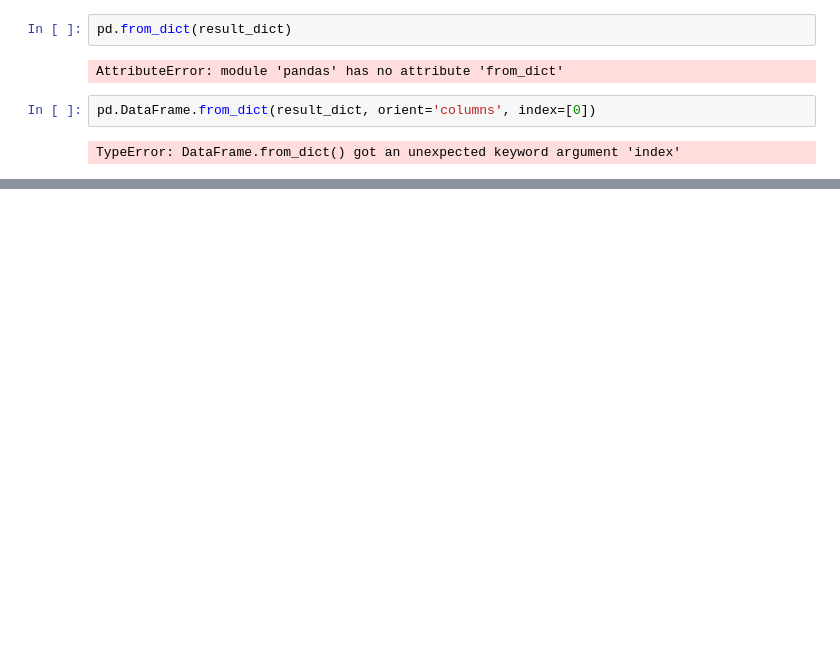
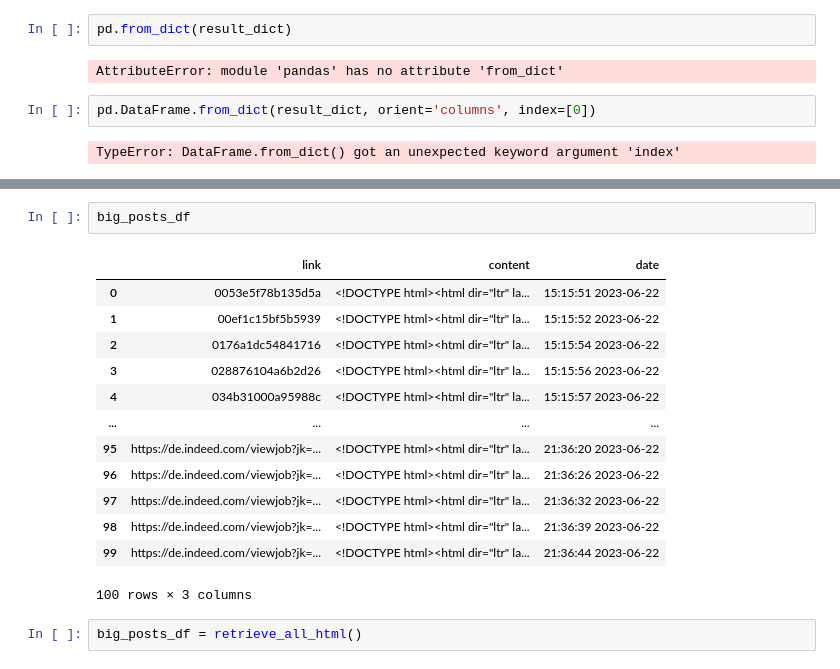
Before and after one commit to damnpav/arbeite_parser, a Jupyter notebook: notebooks/jobs_analysis270623.ipynb, the cells around one changed output, grey strips where cells are left out. Drawn from its saved outputs; the diff is of its cells as text; blank space fills up the shorter version.

```diff
--- a/notebooks/jobs_analysis270623.ipynb
+++ b/notebooks/jobs_analysis270623.ipynb
@@ -528,0 +551,18 @@ pd.DataFrame(result_dict, index=[0])
+# %%
+big_posts_df
+# %% [output]
+|  | link | content | date |
+| 0 | 0053e5f78b135d5a | <!DOCTYPE html><html dir="ltr" la... | 15:15:51 2023-06-22 |
+| 1 | 00ef1c15bf5b5939 | <!DOCTYPE html><html dir="ltr" la... | 15:15:52 2023-06-22 |
+| 2 | 0176a1dc54841716 | <!DOCTYPE html><html dir="ltr" la... | 15:15:54 2023-06-22 |
+| 3 | 028876104a6b2d26 | <!DOCTYPE html><html dir="ltr" la... | 15:15:56 2023-06-22 |
+| 4 | 034b31000a95988c | <!DOCTYPE html><html dir="ltr" la... | 15:15:57 2023-06-22 |
+| ... | ... | ... | ... |
+| 95 | https://de.indeed.com/viewjob?jk=... | <!DOCTYPE html><html dir="ltr" la... | 21:36:20 2023-06-22 |
+| 96 | https://de.indeed.com/viewjob?jk=... | <!DOCTYPE html><html dir="ltr" la... | 21:36:26 2023-06-22 |
+| 97 | https://de.indeed.com/viewjob?jk=... | <!DOCTYPE html><html dir="ltr" la... | 21:36:32 2023-06-22 |
+| 98 | https://de.indeed.com/viewjob?jk=... | <!DOCTYPE html><html dir="ltr" la... | 21:36:39 2023-06-22 |
+| 99 | https://de.indeed.com/viewjob?jk=... | <!DOCTYPE html><html dir="ltr" la... | 21:36:44 2023-06-22 |
+100 rows × 3 columns
+# %%
+big_posts_df = retrieve_all_html()
```
Also changed, not shown: parts of 8 cells of this notebook.
